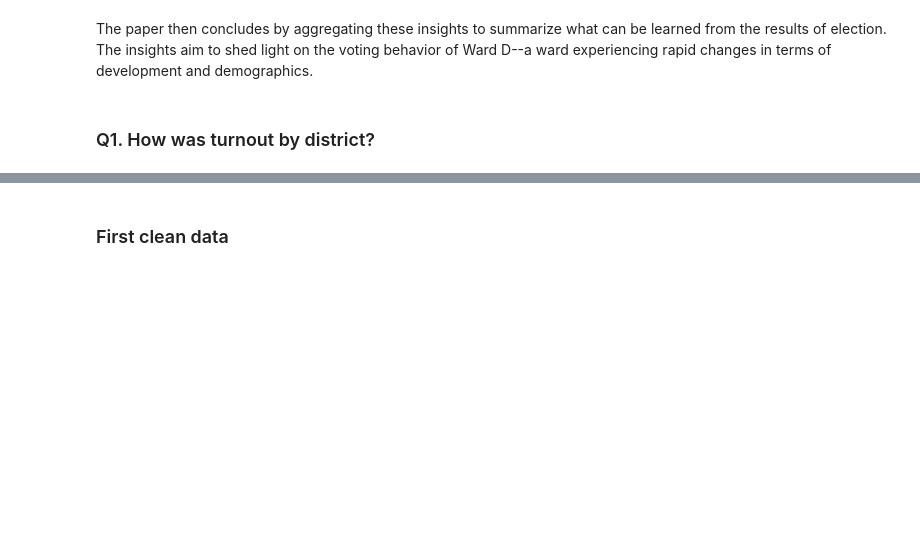
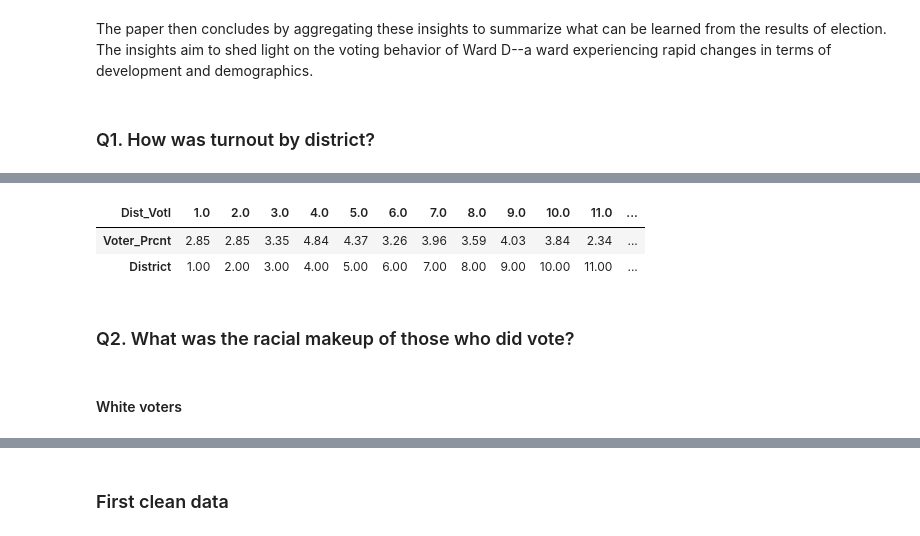
Before and after one commit to bdoohan/Jersey-City-Ward-D-Election, a Jupyter notebook: Mo_Post_Election_Analysis.ipynb, the cells around one changed output, grey strips where cells are left out. Saved outputs shown, nothing was run; the diff lists cells and outputs as text; code cells hidden in the pictures; blank space fills up the shorter version.

```diff
--- a/Mo_Post_Election_Analysis.ipynb
+++ b/Mo_Post_Election_Analysis.ipynb
@@ -41,5 +41,5 @@ os.chdir("/Users/brendandoohan/Desktop/Jersey City Ward D Election")
 # %%
-results = pd.read_csv("Data/JC_WARD_D_edited.csv", header=0, error_bad_lines=False, verbose=False, encoding="UTF-7")
+results = pd.read_csv("JC_WARD_D_edited.csv", header=0, error_bad_lines=False, verbose=False, encoding="UTF-7")
 # %%
 results = results.drop('Unnamed: 8', axis=1)
 # %% [markdown]
@@ -56,0 +64,18 @@ The paper then concludes by aggregating these insights to summarize what can be
+# %%
+from IPython.display import display
+
+pd.options.display.max_columns = None
+
+adf = pd.DataFrame(
+    ((results[results.Dist_VotI!=31].groupby('Dist_VotI')["Voter_ID"].count()/(results["Voter_ID"].count()))*100).round(2))
+adf["Dist"] = adf.index
+adf.columns = ["Voter_Prcnt", "District"]
+display(adf.transpose())
+# %% [output]
+| Dist_VotI | 1.0 | 2.0 | 3.0 | 4.0 | 5.0 | 6.0 | 7.0 | 8.0 | 9.0 | 10.0 | 11.0 | ... |
+| Voter_Prcnt | 2.85 | 2.85 | 3.35 | 4.84 | 4.37 | 3.26 | 3.96 | 3.59 | 4.03 | 3.84 | 2.34 | ... |
+| District | 1.00 | 2.00 | 3.00 | 4.00 | 5.00 | 6.00 | 7.00 | 8.00 | 9.00 | 10.00 | 11.00 | ... |
+# %% [markdown]
+### Q2. What was the racial makeup of those who did vote?
+# %% [markdown]
+#### White voters
```
Also changed, not shown: parts of 9 cells of this notebook.
